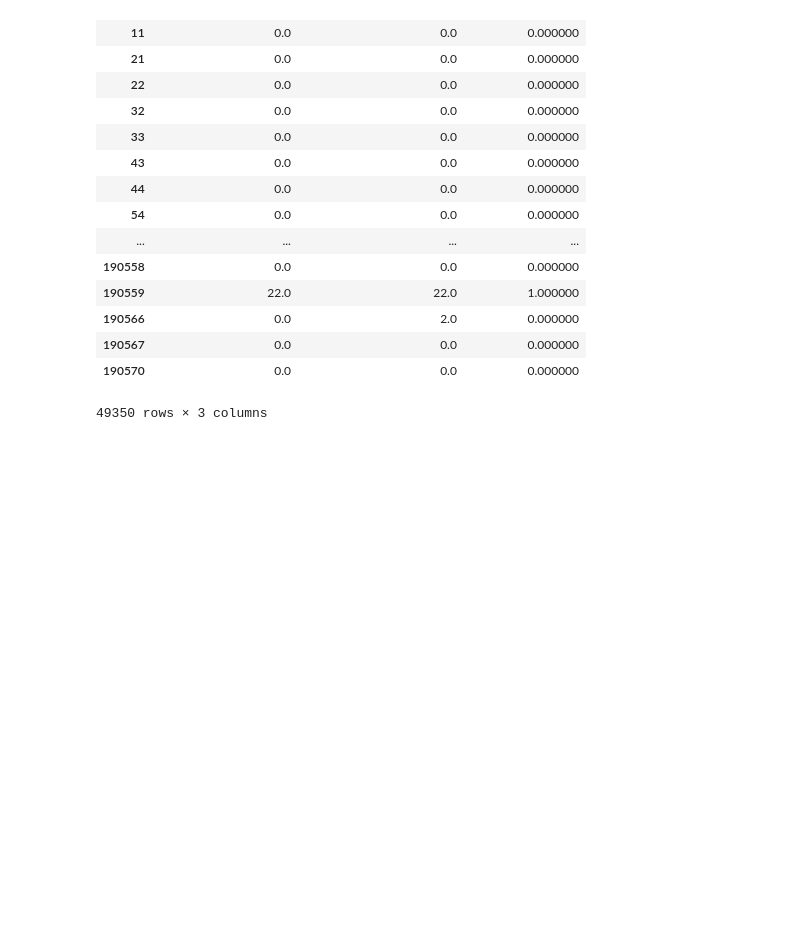
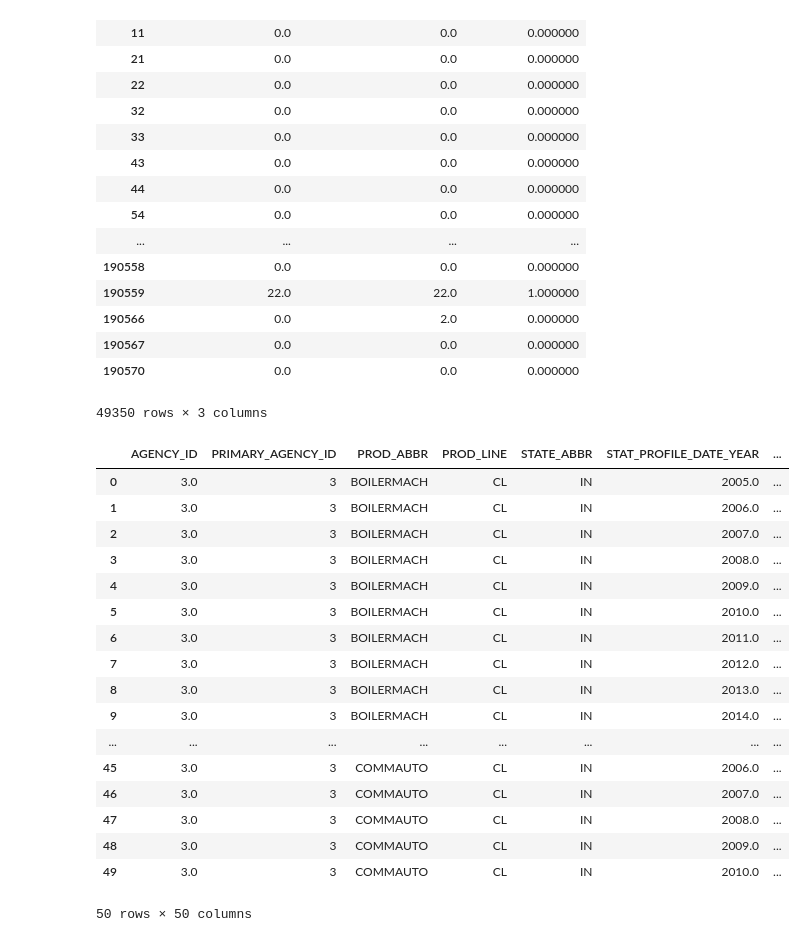
Before and after one commit to MKet/ADS3_Project, a Jupyter notebook: Proftaak.ipynb, the cells around one changed output. Cells and saved outputs as stored; diff of their text form; code cells hidden in the pictures; blank space fills up the shorter version.

```diff
--- a/Proftaak.ipynb
+++ b/Proftaak.ipynb
@@ -169,3 +169,26 @@ df_filtered[["RETENTION_POLY_QTY","PREV_POLY_INFORCE_QTY", "RETENTION_RATIO"]]
 | 190567 | 0.0 | 0.0 | 0.000000 |
 | 190570 | 0.0 | 0.0 | 0.000000 |
 49350 rows × 3 columns
+# %%
+df['VENDORID'] = df['VENDOR'].map({'Unknown': 0, 'A': 1, 'B':2, 'C' : 3, 'E':4})
+# %%
+df.head(50)
+# %% [output]
+|  | AGENCY_ID | PRIMARY_AGENCY_ID | PROD_ABBR | PROD_LINE | STATE_ABBR | STAT_PROFILE_DATE_YEAR | ... |
+| 0 | 3.0 | 3 | BOILERMACH | CL | IN | 2005.0 | ... |
+| 1 | 3.0 | 3 | BOILERMACH | CL | IN | 2006.0 | ... |
+| 2 | 3.0 | 3 | BOILERMACH | CL | IN | 2007.0 | ... |
+| 3 | 3.0 | 3 | BOILERMACH | CL | IN | 2008.0 | ... |
+| 4 | 3.0 | 3 | BOILERMACH | CL | IN | 2009.0 | ... |
+| 5 | 3.0 | 3 | BOILERMACH | CL | IN | 2010.0 | ... |
+| 6 | 3.0 | 3 | BOILERMACH | CL | IN | 2011.0 | ... |
+| 7 | 3.0 | 3 | BOILERMACH | CL | IN | 2012.0 | ... |
+| 8 | 3.0 | 3 | BOILERMACH | CL | IN | 2013.0 | ... |
+| 9 | 3.0 | 3 | BOILERMACH | CL | IN | 2014.0 | ... |
+| ... | ... | ... | ... | ... | ... | ... | ... |
+| 45 | 3.0 | 3 | COMMAUTO | CL | IN | 2006.0 | ... |
+| 46 | 3.0 | 3 | COMMAUTO | CL | IN | 2007.0 | ... |
+| 47 | 3.0 | 3 | COMMAUTO | CL | IN | 2008.0 | ... |
+| 48 | 3.0 | 3 | COMMAUTO | CL | IN | 2009.0 | ... |
+| 49 | 3.0 | 3 | COMMAUTO | CL | IN | 2010.0 | ... |
+50 rows × 50 columns
```
